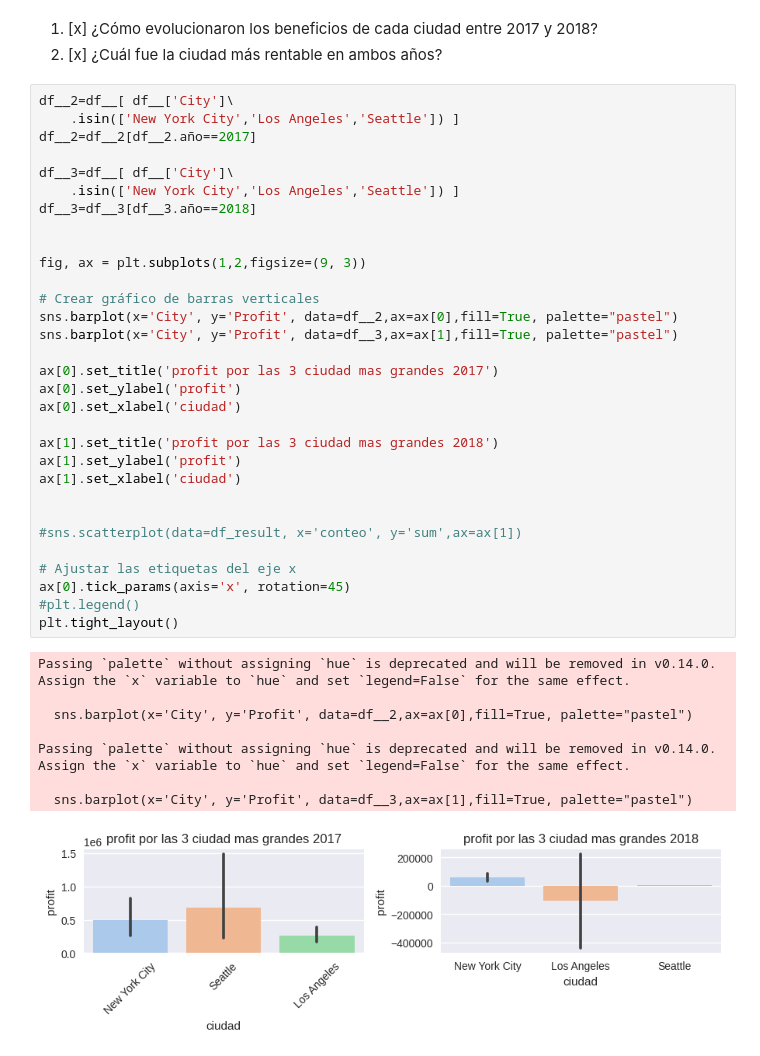
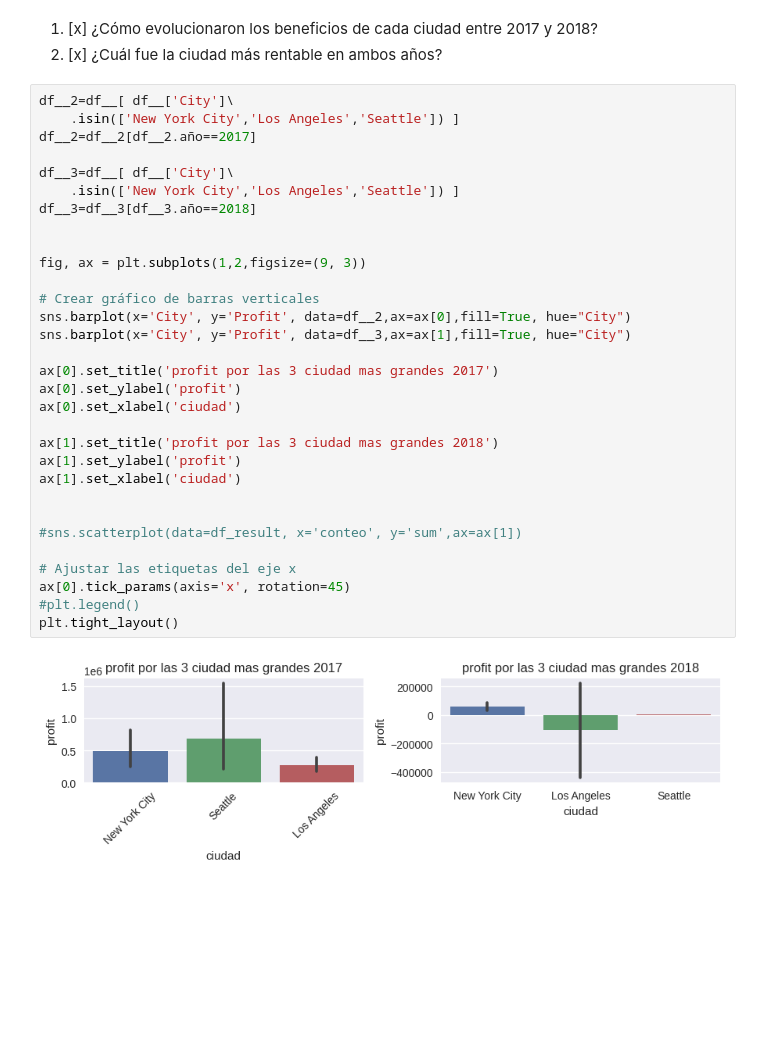
Before and after one commit to repos-especializacion-UdeA/tarea-fundamentos, a Jupyter notebook: entrega_udea.ipynb, the cells around one changed output. Drawn from its saved outputs; the diff is of its cells as text; blank space fills up the shorter version.

```diff
--- a/entrega_udea.ipynb
+++ b/entrega_udea.ipynb
@@ -630,43 +627,36 @@ Passing `palette` without assigning `hue` is deprecated and will be removed in v
 # %%
 df__2=df__[ df__['City']\
     .isin(['New York City','Los Angeles','Seattle']) ]
 df__2=df__2[df__2.año==2017]
 
 df__3=df__[ df__['City']\
     .isin(['New York City','Los Angeles','Seattle']) ]
 df__3=df__3[df__3.año==2018]
 
 
 fig, ax = plt.subplots(1,2,figsize=(9, 3))
 
 # Crear gráfico de barras verticales
-sns.barplot(x='City', y='Profit', data=df__2,ax=ax[0],fill=True, palette="pastel")
-sns.barplot(x='City', y='Profit', data=df__3,ax=ax[1],fill=True, palette="pastel")
+sns.barplot(x='City', y='Profit', data=df__2,ax=ax[0],fill=True, hue="City")
+sns.barplot(x='City', y='Profit', data=df__3,ax=ax[1],fill=True, hue="City")
 
 ax[0].set_title('profit por las 3 ciudad mas grandes 2017')
 ax[0].set_ylabel('profit')
 ax[0].set_xlabel('ciudad')
 
 ax[1].set_title('profit por las 3 ciudad mas grandes 2018')
 ax[1].set_ylabel('profit')
 ax[1].set_xlabel('ciudad')
 
 
 #sns.scatterplot(data=df_result, x='conteo', y='sum',ax=ax[1])
 
 # Ajustar las etiquetas del eje x
 ax[0].tick_params(axis='x', rotation=45)
 #plt.legend()
 plt.tight_layout()
 # %% [output]
-Passing `palette` without assigning `hue` is deprecated and will be removed in v0.14.0. Assign the `x` variable to `hue` and set `legend=False` for the same effect.
-
-  sns.barplot(x='City', y='Profit', data=df__2,ax=ax[0],fill=True, palette="pastel")
-
-Passing `palette` without assigning `hue` is deprecated and will be removed in v0.14.0. Assign the `x` variable to `hue` and set `legend=False` for the same effect.
-
-  sns.barplot(x='City', y='Profit', data=df__3,ax=ax[1],fill=True, palette="pastel")
-[figure, old version]
+[figure, new version]
 # %% [markdown]
 ### $\alpha$ y $\Omega$ y todo lo que falte
 
```
Also changed, not shown: parts of 1 cell of this notebook.
